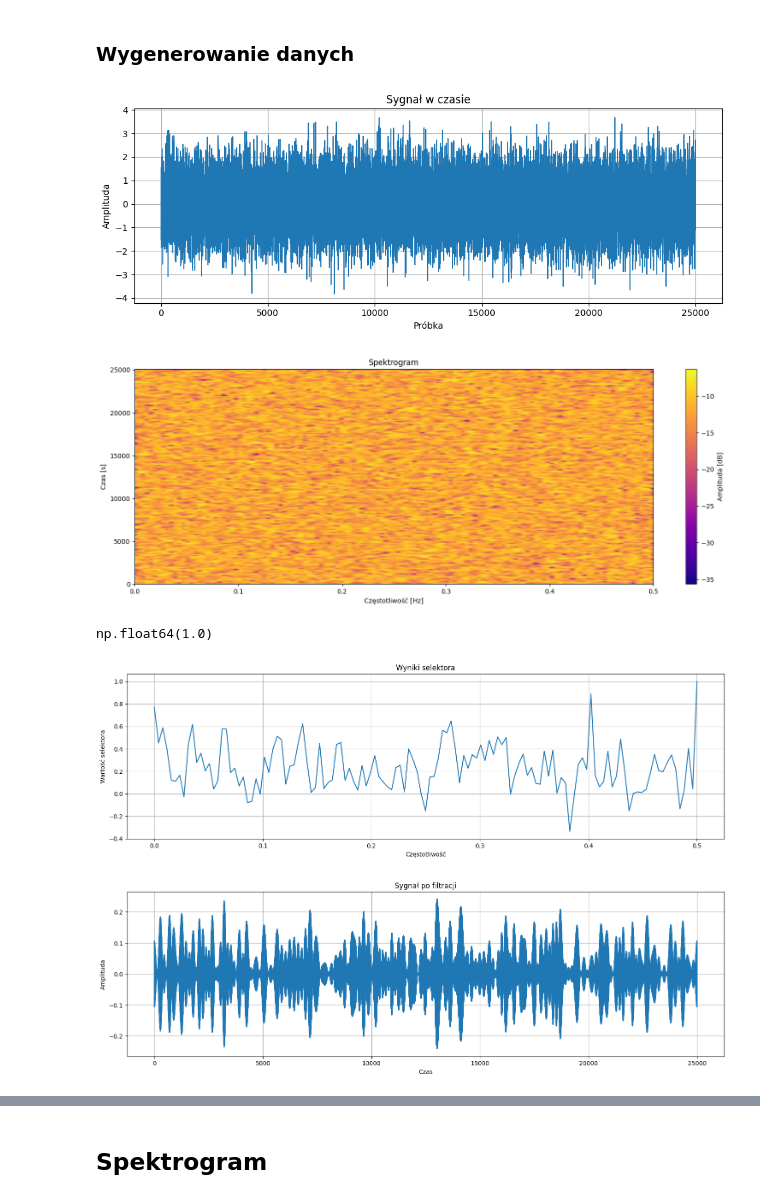
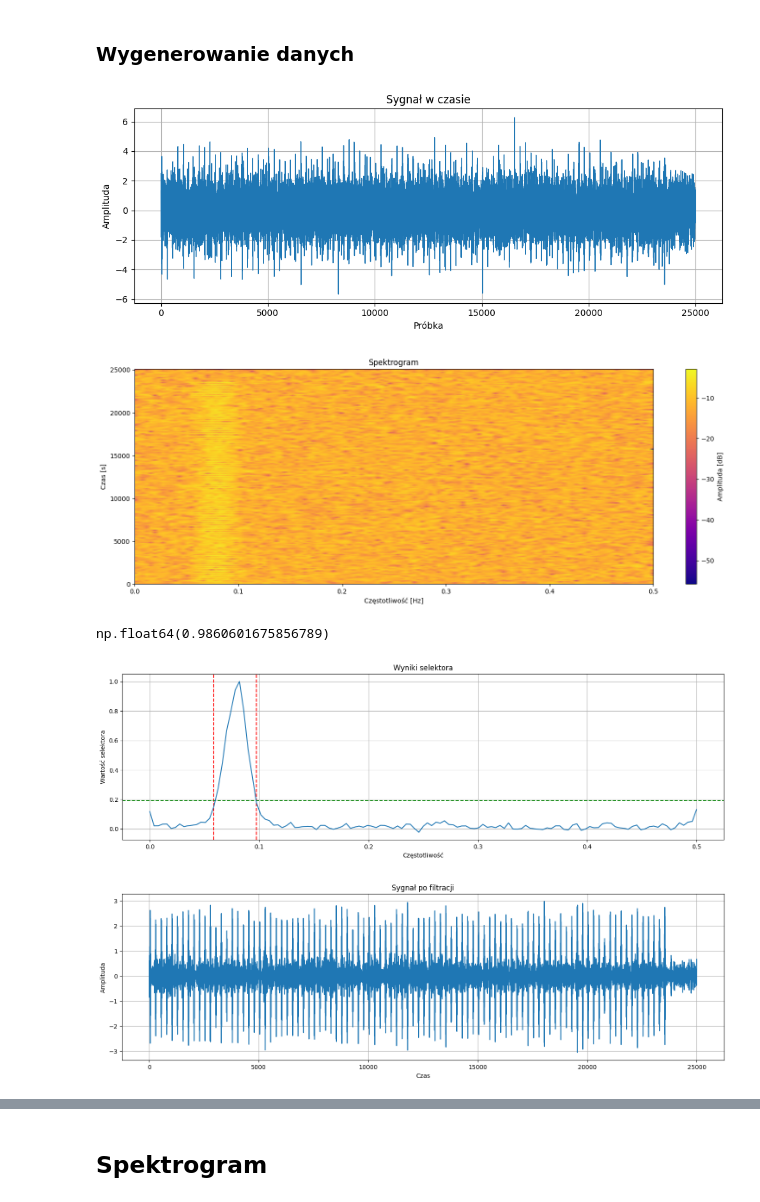
Before and after one commit to MD275996/System-to-identify-anomalies-in-vibration-signals-for-local-damage-detection-in-machines, a Jupyter notebook: main.ipynb, the cells around one changed output, grey strips where cells are left out. Saved outputs shown, nothing was run; the diff lists cells and outputs as text; code cells hidden in the pictures.

```diff
--- a/main.ipynb
+++ b/main.ipynb
@@ -160,20 +230,20 @@ dict_keys(['__header__', '__version__', '__globals__', 'signal_early'])
 # %% [markdown]
 ### Wygenerowanie danych
 # %%
-B=0
+B=10
 fs=25000
 varsize=25000
-fmod=13
+fmod=100
 f_center=2000
 bandwidth=500
 shift=0
 sigma=1
 signal = impuls_simulator.gen_signal(B,fs,varsize,fmod,f_center,bandwidth,shift,sigma)
 draw_analysis(signal,selector.SK)
-calculate_analysis(signal,selector.SK,impuls_threshold=3)
+calculate_analysis(signal,selector.JB,impuls_threshold=3)
 # %% [output]
-[figure, old version]
+[figure, new version]
-[figure, old version]
+[figure, new version]
-np.float64(1.0)
+np.float64(0.9860601675856789)
-[figure, old version]
+[figure, new version]
-[figure, old version]
+[figure, new version]
```
Also changed, not shown: parts of 5 cells of this notebook, 14 other files.
